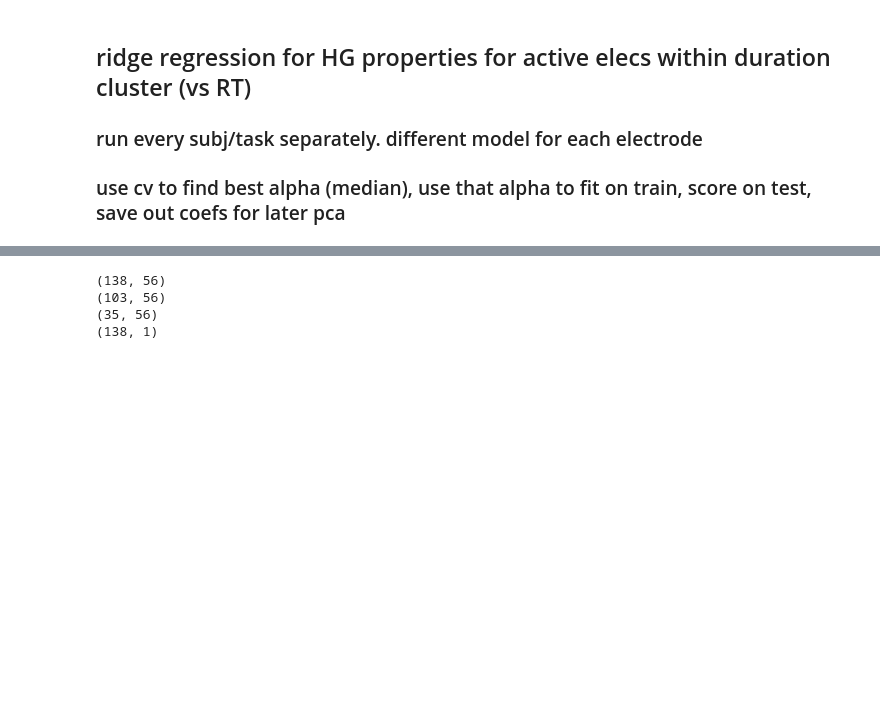
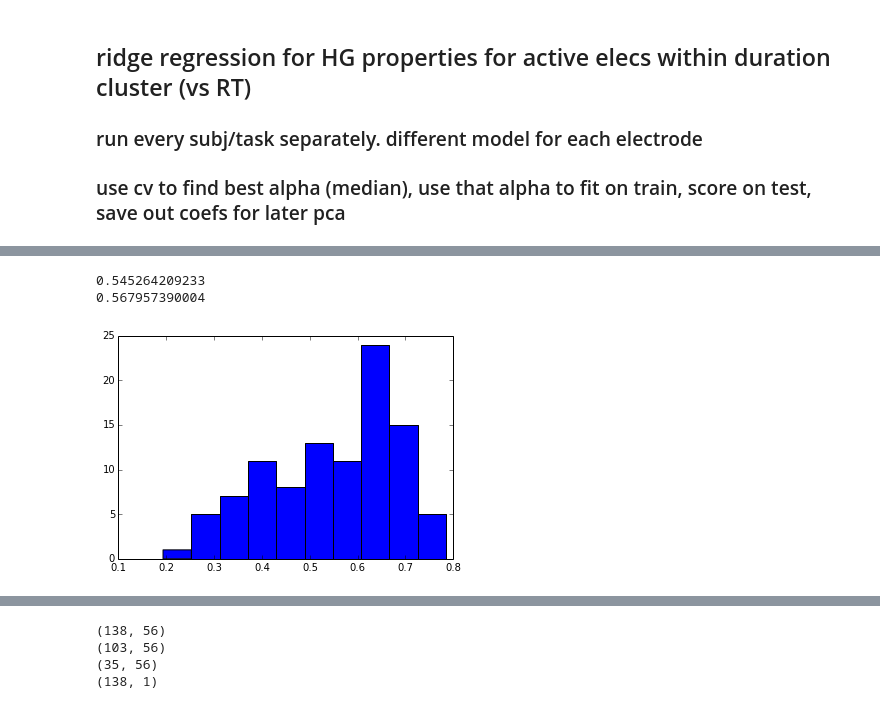
Before and after one commit to matarhaller/ECOGpy, a Jupyter notebook: HG_regression.ipynb, the cells around one changed output, grey strips where cells are left out. Cells and saved outputs as stored; diff of their text form; code cells hidden in the pictures; blank space fills up the shorter version.

```diff
--- a/HG_regression.ipynb
+++ b/HG_regression.ipynb
@@ -21,8 +21,8 @@ from sklearn.preprocessing import scale
 # %%
 SJdir = '/Users/matar/Documents/MATLAB/DATA/Avgusta/'
 # %%
-subj = 'GP15'
-task = 'EmoGen'
+subj = 'ST6'
+task = 'SelfAud'
 # %%
 #test regression
 # %%
@@ -96,0 +151,8 @@ array([-0.46720204,  0.51481933,  0.11317529, -0.25156214, -0.06886582])
+# %%
+hist(scores)
+print mean(scores)
+print median(scores)
+# %% [output]
+0.545264209233
+0.567957390004
+[figure, added]
```
Also changed, not shown: parts of 10 cells of this notebook.
